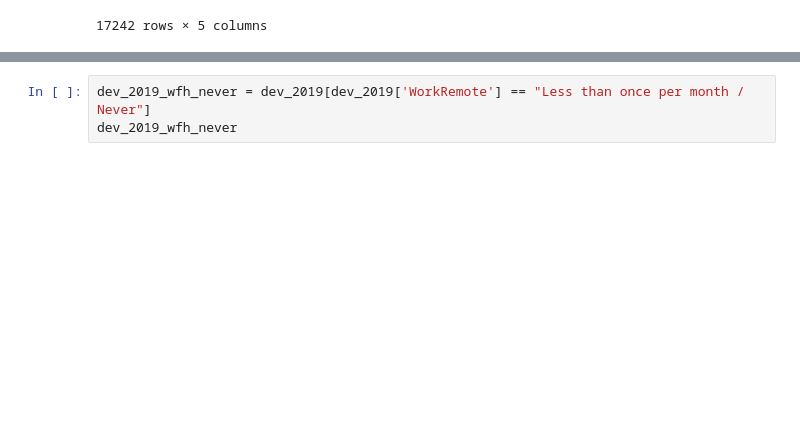
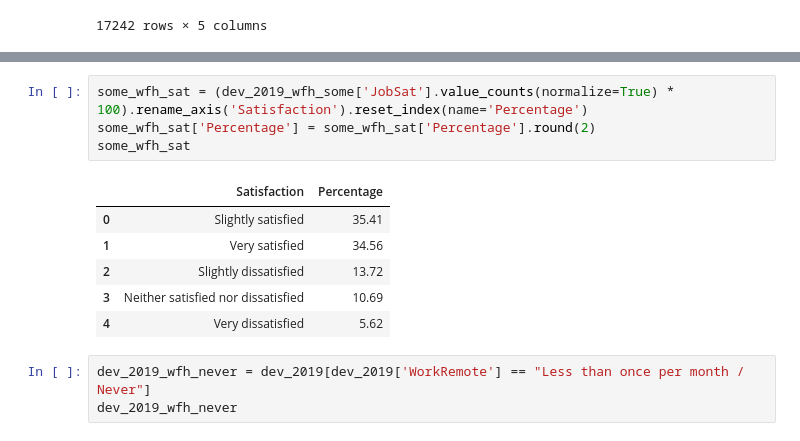
Before and after one commit to cncowart/The-Remote-Work-Model-Here-to-Stay-, a Jupyter notebook: developer_survey.ipynb, the cells around one changed output, grey strips where cells are left out. Saved outputs shown, nothing was run; the diff lists cells and outputs as text; blank space fills up the shorter version.

```diff
--- a/developer_survey.ipynb
+++ b/developer_survey.ipynb
@@ -77,3 +151,14 @@ dev_2019_wfh_some
+# %%
+some_wfh_sat = (dev_2019_wfh_some['JobSat'].value_counts(normalize=True) * 100).rename_axis('Satisfaction').reset_index(name='Percentage')
+some_wfh_sat['Percentage'] = some_wfh_sat['Percentage'].round(2)
+some_wfh_sat
+# %% [output]
+|  | Satisfaction | Percentage |
+| 0 | Slightly satisfied | 35.41 |
+| 1 | Very satisfied | 34.56 |
+| 2 | Slightly dissatisfied | 13.72 |
+| 3 | Neither satisfied nor dissatisfied | 10.69 |
+| 4 | Very dissatisfied | 5.62 |
 # %%
 dev_2019_wfh_never = dev_2019[dev_2019['WorkRemote'] == "Less than once per month / Never"]
 dev_2019_wfh_never
```
Also changed, not shown: parts of 14 cells of this notebook.
